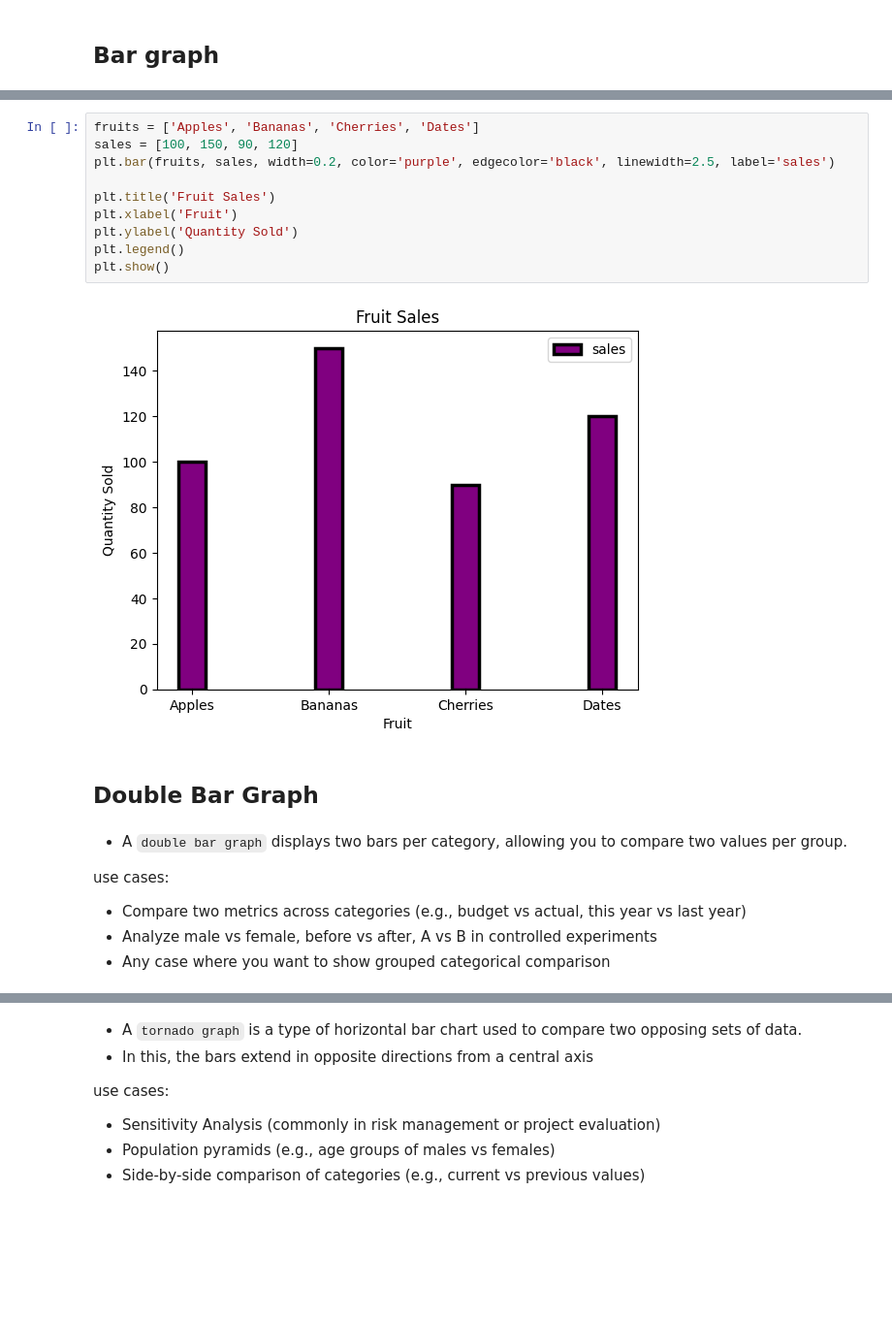
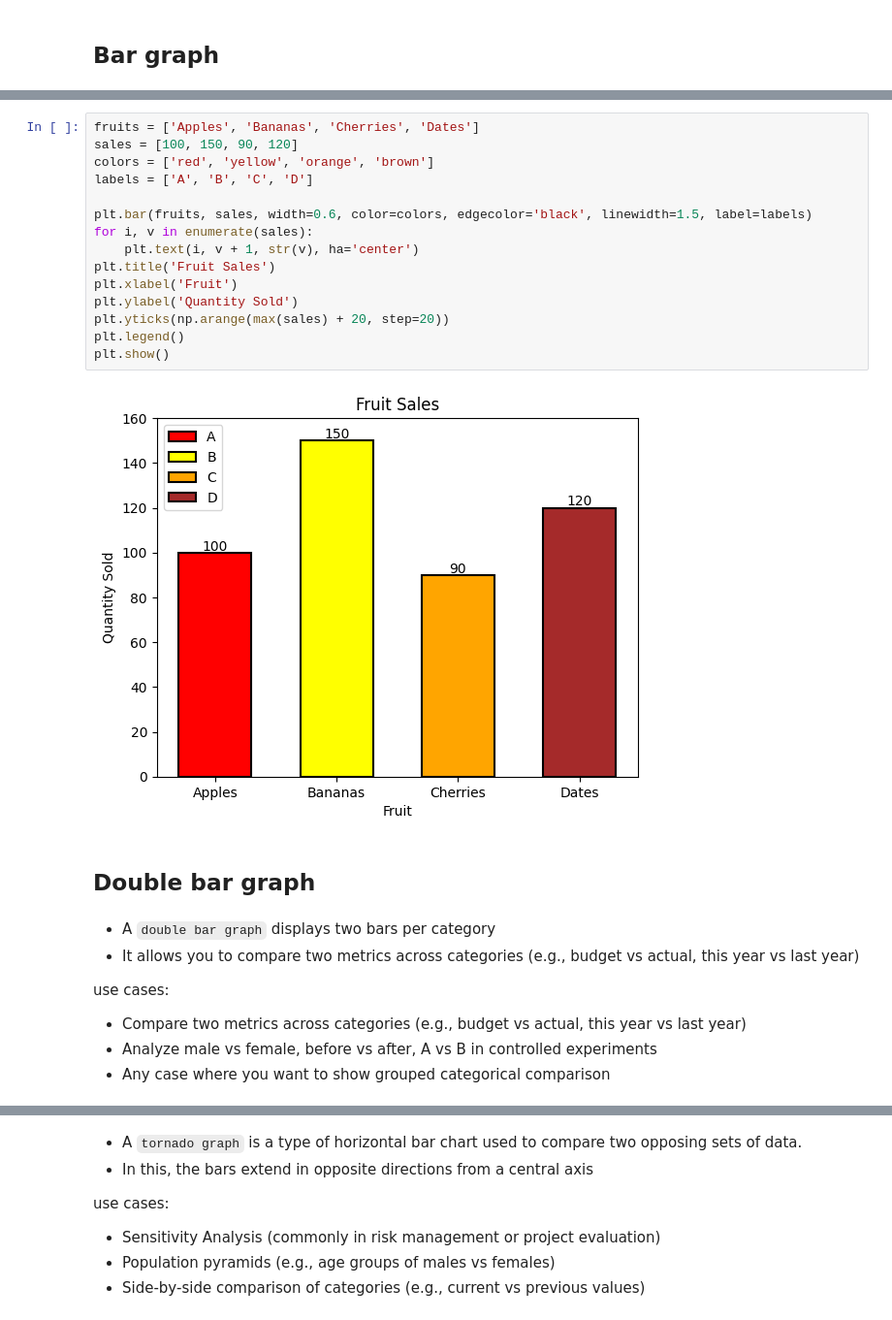
Before and after one commit to Ebad1001/Python_Notes, a Jupyter notebook: Matplotlib/01_Basics.ipynb, the cells around one changed output, grey strips where cells are left out. Shown at 97% size. Saved outputs shown, nothing was run; the diff lists cells and outputs as text; blank space fills up the shorter version.

```diff
--- a/Matplotlib/01_Basics.ipynb
+++ b/Matplotlib/01_Basics.ipynb
@@ -134,19 +203,25 @@ plt.show()
 # %%
 fruits = ['Apples', 'Bananas', 'Cherries', 'Dates']
 sales = [100, 150, 90, 120]
-plt.bar(fruits, sales, width=0.2, color='purple', edgecolor='black', linewidth=2.5, label='sales')
+colors = ['red', 'yellow', 'orange', 'brown']
+labels = ['A', 'B', 'C', 'D']
 
+plt.bar(fruits, sales, width=0.6, color=colors, edgecolor='black', linewidth=1.5, label=labels)
+for i, v in enumerate(sales):
+    plt.text(i, v + 1, str(v), ha='center')
 plt.title('Fruit Sales')
 plt.xlabel('Fruit')
 plt.ylabel('Quantity Sold')
+plt.yticks(np.arange(max(sales) + 20, step=20))
 plt.legend()
 plt.show()
 # %% [output]
-[figure, old version]
+[figure, new version]
 # %% [markdown]
-## Double Bar Graph
+## Double bar graph
 # %% [markdown]
-- A `double bar graph` displays two bars per category, allowing you to compare two values per group.
+- A `double bar graph` displays two bars per category
+- It allows you to compare two metrics across categories (e.g., budget vs actual, this year vs last year)
 
 use cases:
 - Compare two metrics across categories (e.g., budget vs actual, this year vs last year)
```
Also changed, not shown: parts of 63 cells of this notebook.
